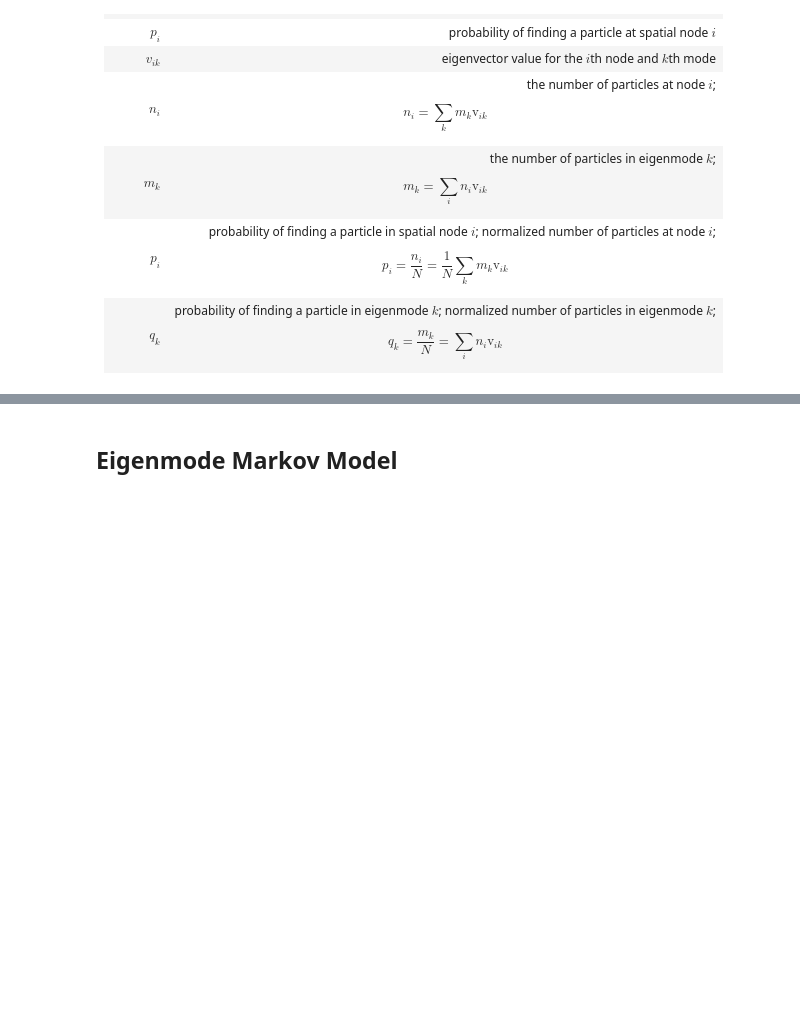
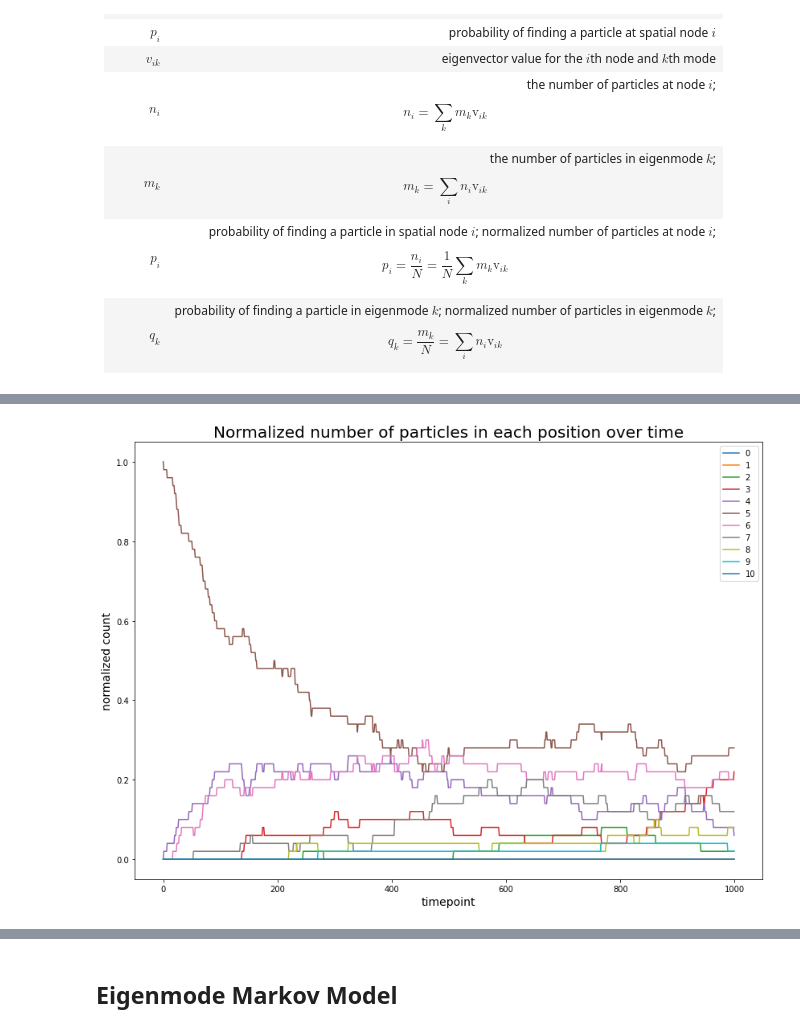
Before and after one commit to margotwagner/diffusion-model, a Jupyter notebook: notebooks/markov-eigenmode-validation/eme-random-walk-1d-validation-variance.ipynb, the cells around one changed output, grey strips where cells are left out. Drawn from its saved outputs; the diff is of its cells as text; code cells hidden in the pictures; blank space fills up the shorter version.

```diff
--- a/notebooks/markov-eigenmode-validation/eme-random-walk-1d-validation-variance.ipynb
+++ b/notebooks/markov-eigenmode-validation/eme-random-walk-1d-validation-variance.ipynb
@@ -105,0 +107,8 @@ def get_jump_probability(
+# %%
+# Reformat the output to instead collect # particles at each location
+unnorm_n_per_loc, n_per_loc, mean_n_per_loc = random_walk.postprocess_run(
+    particle_locs=particle_locs,
+    plot=True
+)
+# %% [output]
+[figure, added]
```
Also changed, not shown: parts of 36 cells of this notebook.
